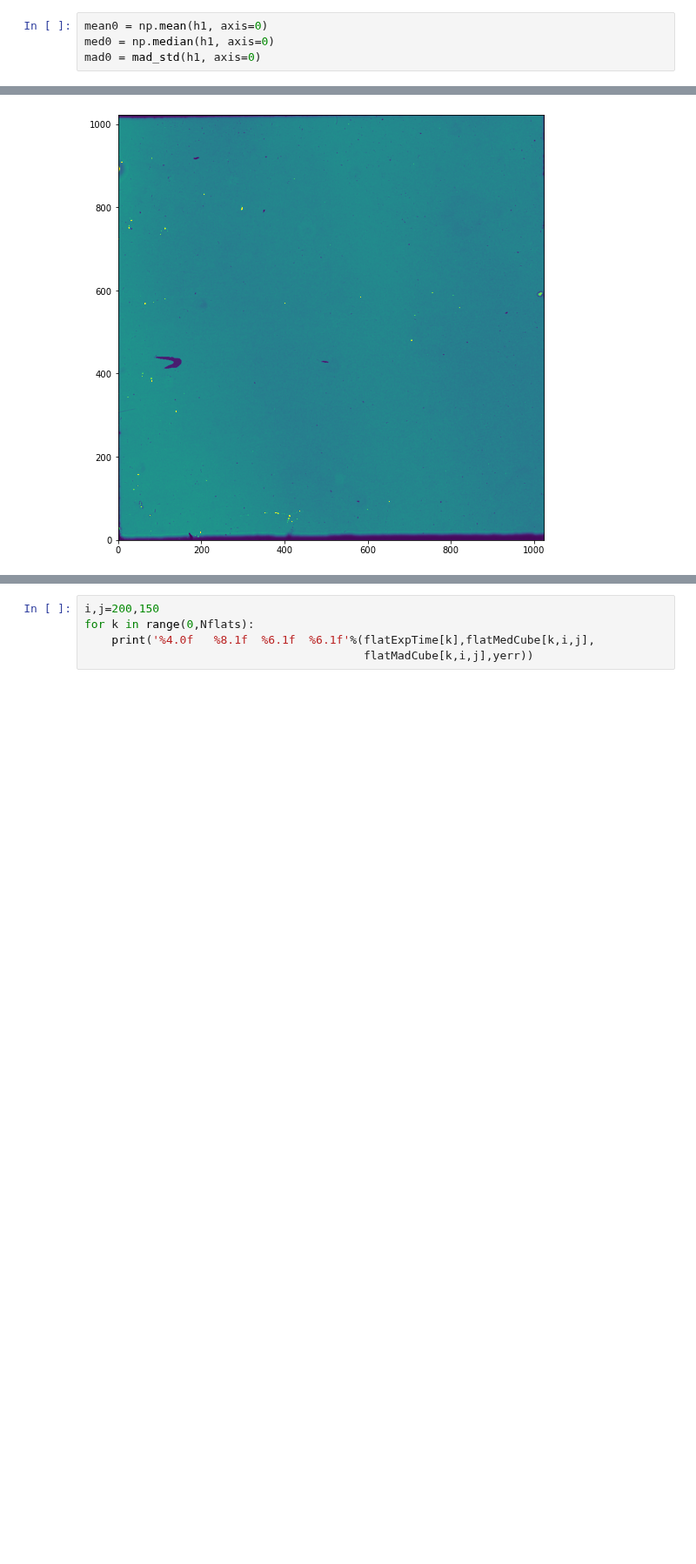
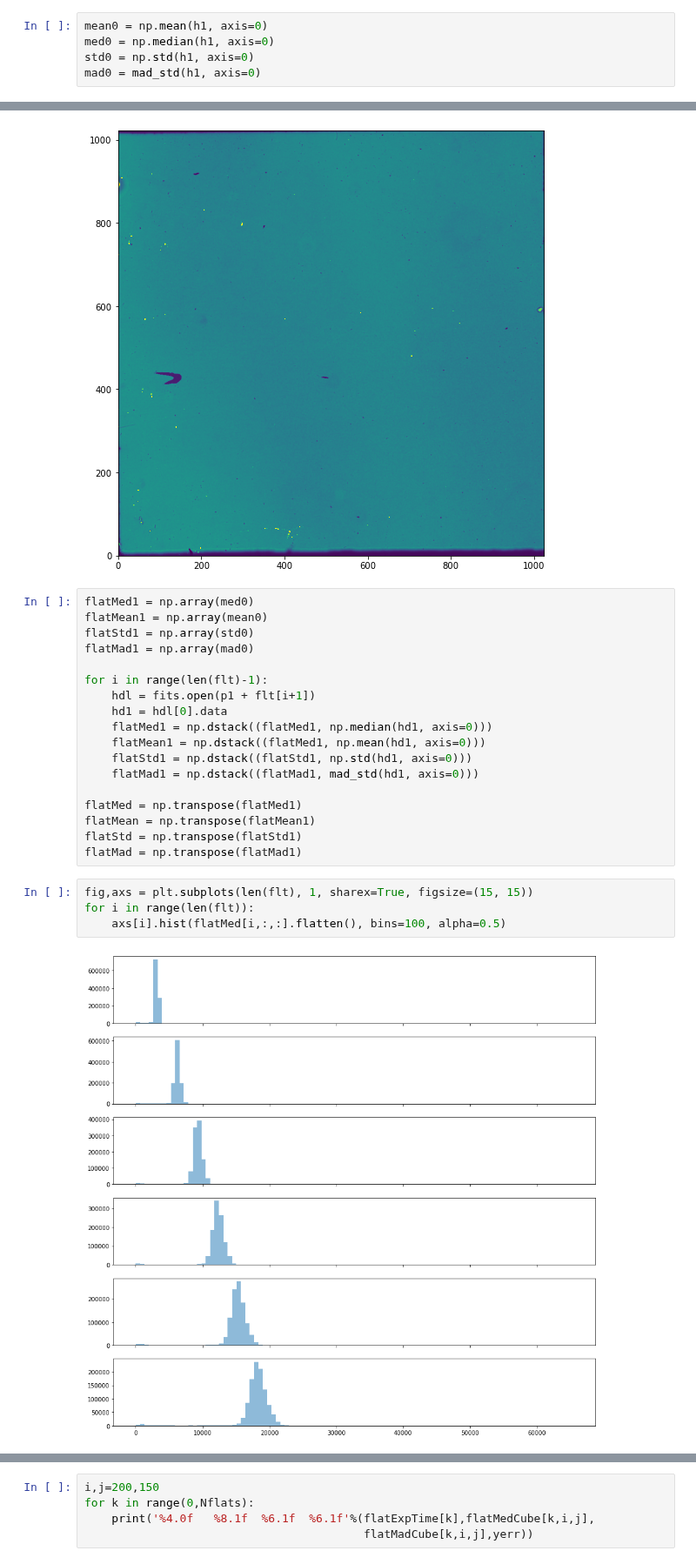
Before and after one commit to Jayshil/Data_Analysis, a Jupyter notebook: Imaging/HighContrastImaging-part1.ipynb, the cells around one changed output, grey strips where cells are left out. Shown at 87% size. Drawn from its saved outputs; the diff is of its cells as text; blank space fills up the shorter version.

Commit message:
Generated first histogram

```diff
--- a/Imaging/HighContrastImaging-part1.ipynb
+++ b/Imaging/HighContrastImaging-part1.ipynb
@@ -118,6 +118,7 @@ WARNING: File may have been truncated: actual file length (10497280) is smaller
 # %%
 mean0 = np.mean(h1, axis=0)
 med0 = np.median(h1, axis=0)
+std0 = np.std(h1, axis=0)
 mad0 = mad_std(h1, axis=0)
 # %%
 plt.figure(figsize=(9,9))
@@ -125,6 +126,30 @@ plt.imshow(med0, origin='lower', vmin=1, vmax=7000)
 # %% [output]
 <matplotlib.image.AxesImage at 0x...>
 [figure]
+# %%
+flatMed1 = np.array(med0)
+flatMean1 = np.array(mean0)
+flatStd1 = np.array(std0)
+flatMad1 = np.array(mad0)
+
+for i in range(len(flt)-1):
+    hdl = fits.open(p1 + flt[i+1])
+    hd1 = hdl[0].data
+    flatMed1 = np.dstack((flatMed1, np.median(hd1, axis=0)))
+    flatMean1 = np.dstack((flatMed1, np.mean(hd1, axis=0)))
+    flatStd1 = np.dstack((flatStd1, np.std(hd1, axis=0)))
+    flatMad1 = np.dstack((flatMad1, mad_std(hd1, axis=0)))
+
+flatMed = np.transpose(flatMed1)
+flatMean = np.transpose(flatMean1)
+flatStd = np.transpose(flatStd1)
+flatMad = np.transpose(flatMad1)
+# %%
+fig,axs = plt.subplots(len(flt), 1, sharex=True, figsize=(15, 15))
+for i in range(len(flt)):
+    axs[i].hist(flatMed[i,:,:].flatten(), bins=100, alpha=0.5)
+# %% [output]
+[figure, added]
 # %% [markdown]
 ## Gain map & Bad pixel map
 You'll be using the **flatMed**  and **flatMad** cubes generated before to create the detector's **bad pixel map** and **gain map**.
```
Also changed, not shown: parts of 1 cell of this notebook.
